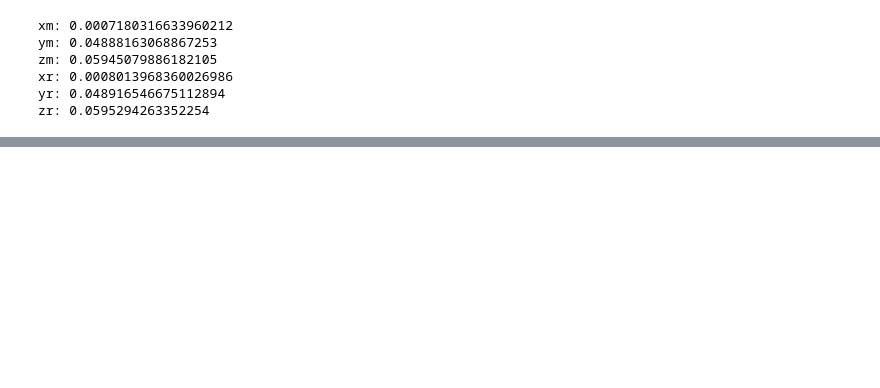
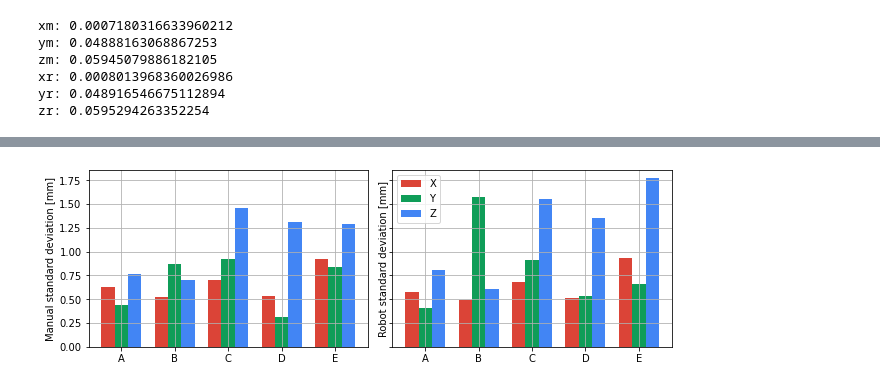
Before and after one commit to fzoric8/ros_utils, a Jupyter notebook: play/ClickMark.ipynb, the cells around one changed output, grey strips where cells are left out. Saved outputs shown, nothing was run; the diff lists cells and outputs as text; code cells hidden in the pictures; blank space fills up the shorter version.

Commit message:
Added ClickMark update

```diff
--- a/play/ClickMark.ipynb
+++ b/play/ClickMark.ipynb
@@ -347,0 +376,74 @@ plt.show()
+# %%
+xp1 = "./ClickMarkExperiments/mrp1.csv"
+xp1csv = pd.read_csv(xp1)
+
+xp2 = "./ClickMarkExperiments/mrp2.csv"
+xp2csv = pd.read_csv(xp2)
+
+xp3 = "./ClickMarkExperiments/mrp3.csv"
+xp3csv = pd.read_csv(xp3)
+
+xp4 = "./ClickMarkExperiments/mrp4.csv"
+xp4csv = pd.read_csv(xp4)
+
+xp5 = "./ClickMarkExperiments/mrp5.csv"
+xp5csv = pd.read_csv(xp5)
+
+# 1
+xm1 = xp1csv['x_marked']; xr1 = xp1csv['x_robot']
+ym1 = xp1csv['y_marked']; yr1 = xp1csv['y_robot']
+zm1 = xp1csv['z_marked']; zr1 = xp1csv['z_robot']
+
+# 2
+xm2 = xp2csv['x_marked']; xr2 = xp2csv['x_robot']
+ym2 = xp2csv['y_marked']; yr2 = xp2csv['y_robot']
+zm2 = xp2csv['z_marked']; zr2 = xp2csv['z_robot']
+
+# 3
+xm3 = xp3csv['x_marked']; xr3 = xp3csv['x_robot']
+ym3 = xp3csv['y_marked']; yr3 = xp3csv['y_robot']
+zm3 = xp3csv['z_marked']; zr3 = xp3csv['z_robot']
+
+# 4
+xm4 = xp4csv['x_marked']; xr4 = xp4csv['x_robot']
+ym4 = xp4csv['y_marked']; yr4 = xp4csv['y_robot']
+zm4 = xp4csv['z_marked']; zr4 = xp4csv['z_robot']
+
+# 5
+xm5 = xp5csv['x_marked']; xr5 = xp5csv['x_robot']
+ym5 = xp5csv['y_marked']; yr5 = xp5csv['y_robot']
+zm5 = xp5csv['z_marked']; zr5 = xp5csv['z_robot']
+
+# Pack to lists
+xm = [xm1, xm2, xm3, xm4, xm5]; xr = [xr1, xr2, xr3, xr4, xr5]
+ym = [ym1, ym2, ym3, ym4, ym5]; yr = [yr1, yr2, yr3, yr4, yr5]
+zm = [zm1, zm2, zm3, zm4, zm5]; zr = [zr1, zr2, zr3, zr4, zr5]
+
+# Get m medians
+xm_col = get_collection(xm)
+ym_col = get_collection(ym)
+zm_col = get_collection(zm)
+xm_std_dev = get_std_dev(xm_col)
+ym_std_dev = get_std_dev(ym_col)
+zm_std_dev = get_std_dev(zm_col)
+
+# Get r medians
+xr_col = get_collection(xr)
+yr_col = get_collection(yr)
+zr_col = get_collection(zr)
+xr_std_dev = get_std_dev(xr_col)
+yr_std_dev = get_std_dev(yr_col)
+zr_std_dev = get_std_dev(zr_col)
+
+# Get std dev for each point
+xm_std = scale(convert_dict_to_list(xm_std_dev), m2mm)
+ym_std = scale(convert_dict_to_list(ym_std_dev), m2mm)
+zm_std = scale(convert_dict_to_list(zm_std_dev), m2mm)
+xr_std = scale(convert_dict_to_list(xr_std_dev), m2mm)
+yr_std = scale(convert_dict_to_list(yr_std_dev), m2mm)
+zr_std = scale(convert_dict_to_list(zr_std_dev), m2mm)
+
+# Plot std_dev
+plot_std_dev(xm_std, ym_std, zm_std, xr_std, yr_std, zr_std, name="rm2")
+# %% [output]
+[figure, added]
```
Also changed, not shown: parts of 13 cells of this notebook.
